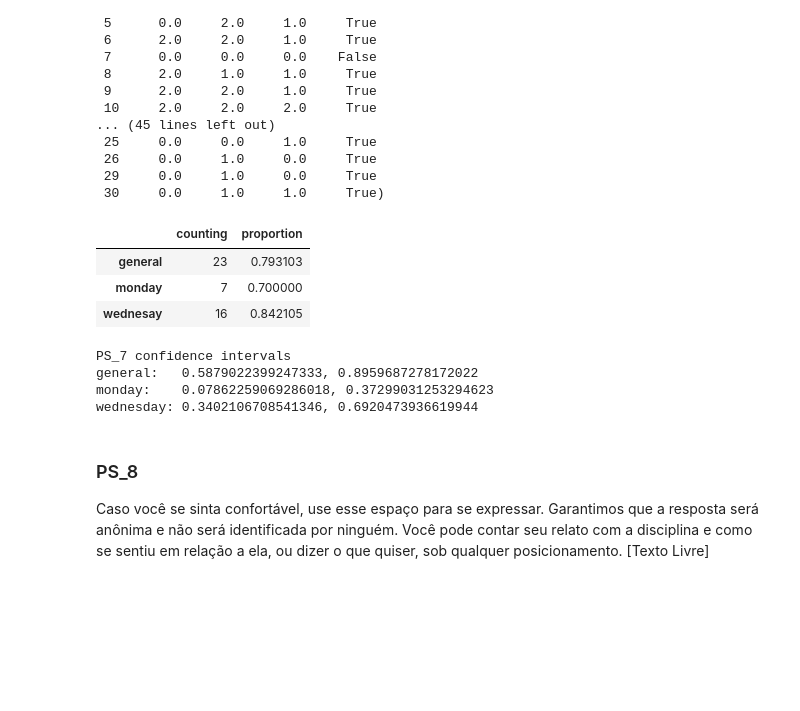
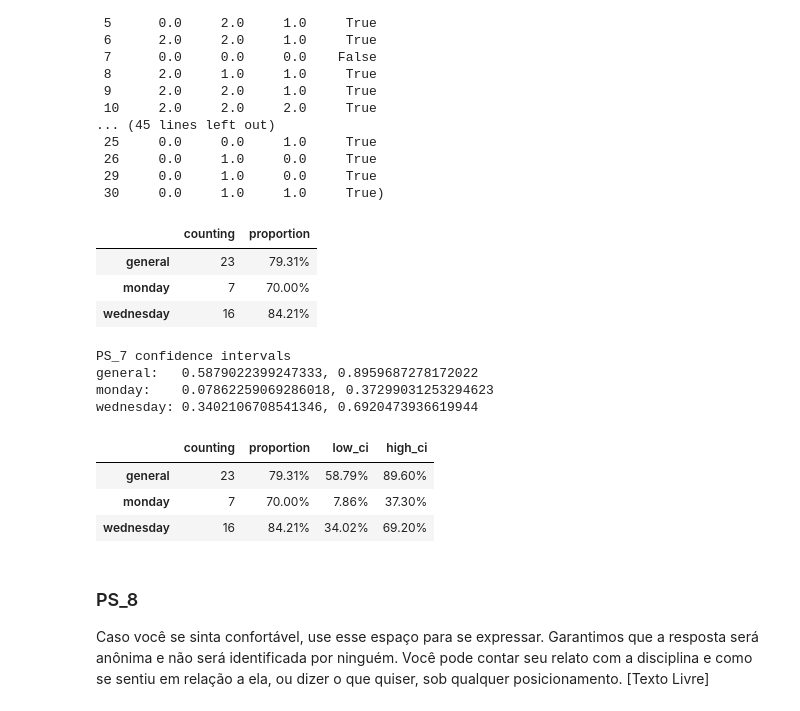
Before and after one commit to henriqueedu2001/pcs3635-health-research-data-analysis, a Jupyter notebook: analisys.ipynb, the cells around one changed output. Saved outputs shown, nothing was run; the diff lists cells and outputs as text; code cells hidden in the pictures; blank space fills up the shorter version.

```diff
--- a/analisys.ipynb
+++ b/analisys.ipynb
@@ -1984,27 +2526,28 @@ PS_7, PS_7_monday, PS_7_wednesday
 # %%
 PS_7_altered_frequency_counting = PS_7[PS_7['altered'] == True]['altered'].size
 PS_7_altered_frequency_proportion = PS_7_altered_frequency_counting/PS_7['altered'].size
 
 PS_7_monday_altered_frequency_counting = PS_7_monday[PS_7_monday['altered'] == True]['altered'].size
 PS_7_monday_altered_frequency_proportion = PS_7_monday_altered_frequency_counting/PS_7_monday['altered'].size
 
 PS_7_wednesday_altered_frequency_counting = PS_7_wednesday[PS_7_wednesday['altered'] == True]['altered'].size
 PS_7_wednesday_altered_frequency_proportion = PS_7_wednesday_altered_frequency_counting/PS_7_wednesday['altered'].size
 
 PS_7_resume = [
-    {'counting': PS_7_altered_frequency_counting, 'proportion': PS_7_altered_frequency_proportion},
-    {'counting': PS_7_monday_altered_frequency_counting, 'proportion': PS_7_monday_altered_frequency_proportion},
-    {'counting': PS_7_wednesday_altered_frequency_counting, 'proportion': PS_7_wednesday_altered_frequency_proportion}
+    {'counting': PS_7_altered_frequency_counting, 'proportion': get_percentage_str(PS_7_altered_frequency_proportion)},
+    {'counting': PS_7_monday_altered_frequency_counting, 'proportion': get_percentage_str(PS_7_monday_altered_frequency_proportion)},
+    {'counting': PS_7_wednesday_altered_frequency_counting, 'proportion': get_percentage_str(PS_7_wednesday_altered_frequency_proportion)}
 ]
 
-PS_7_resume_indexes = ['general', 'monday', 'wednesay']
+PS_7_resume_indexes = ['general', 'monday', 'wednesday']
 
-pd.DataFrame(PS_7_resume, index=PS_7_resume_indexes)
+PS_7_resume_df = pd.DataFrame(PS_7_resume, index=PS_7_resume_indexes)
+PS_7_resume_df
 # %% [output]
 |  | counting | proportion |
-| general | 23 | 0.793103 |
-| monday | 7 | 0.700000 |
-| wednesay | 16 | 0.842105 |
+| general | 23 | 79.31% |
+| monday | 7 | 70.00% |
+| wednesday | 16 | 84.21% |
 # %%
 PS_7_ci_low, PS_7_ci_high = sm.stats.proportion_confint(
     PS_7_altered_frequency_counting,
@@ -2036,6 +2579,19 @@ PS_7 confidence intervals
 general:   0.5879022399247333, 0.8959687278172022
 monday:    0.07862259069286018, 0.37299031253294623
 wednesday: 0.3402106708541346, 0.6920473936619944
+# %%
+PS_7_resume_df['low_ci'] = [PS_7_ci_low, PS_7_monday_ci_low, PS_7_wednesday_ci_low]
+PS_7_resume_df['high_ci'] = [PS_7_ci_high, PS_7_monday_ci_high, PS_7_wednesday_ci_high]
+
+PS_7_resume_df['low_ci'] = PS_7_resume_df['low_ci'].apply(get_percentage_str)
+PS_7_resume_df['high_ci'] = PS_7_resume_df['high_ci'].apply(get_percentage_str)
+
+PS_7_resume_df
+# %% [output]
+|  | counting | proportion | low_ci | high_ci |
+| general | 23 | 79.31% | 58.79% | 89.60% |
+| monday | 7 | 70.00% | 7.86% | 37.30% |
+| wednesday | 16 | 84.21% | 34.02% | 69.20% |
 # %% [markdown]
 ### PS_8
 Caso você se sinta confortável, use esse espaço para se expressar. Garantimos que a resposta será anônima e não será identificada por ninguém. Você pode contar seu relato com a disciplina e como se sentiu em relação a ela, ou dizer o que quiser, sob qualquer posicionamento. [Texto Livre]
```
Also changed, not shown: parts of 51 cells of this notebook.
